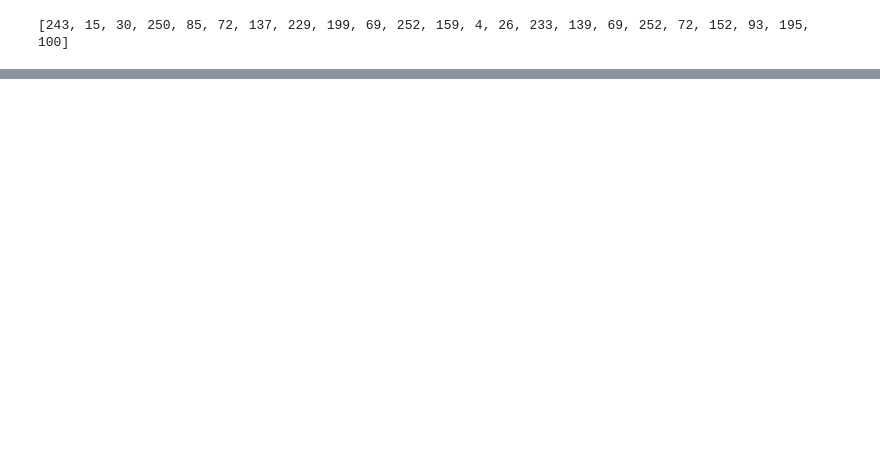
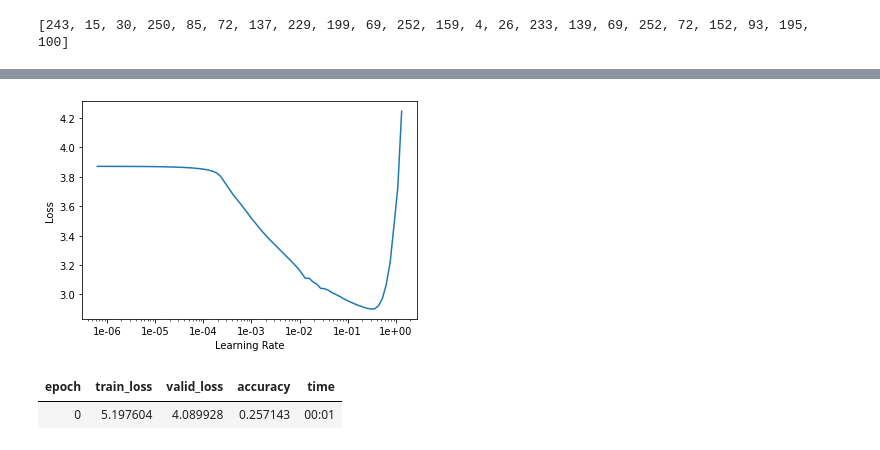
Before and after one commit to sachbhar/DeepDecompiler, a Jupyter notebook: DeepDecompiler.ipynb, the cells around one changed output, grey strips where cells are left out. Saved outputs shown, nothing was run; the diff lists cells and outputs as text; code cells hidden in the pictures; blank space fills up the shorter version.

```diff
--- a/DeepDecompiler.ipynb
+++ b/DeepDecompiler.ipynb
@@ -298,0 +429,2 @@ print(code)
+# %%
+data_lm = TextLMDataBunch.from_csv('.', 'train_c_1000.csv', text_cols=0)
@@ -298,0 +443,3 @@ print(code)
+# %%
+learn_lm = language_model_learner(data_lm, AWD_LSTM, drop_mult=0.3, pretrained=False)
+learn_lm.predict('equals')
@@ -298,0 +460,4 @@ print(code)
+# %%
+learn_lm.recorder.plot()
+# %% [output]
+[figure, added]
@@ -298,0 +467,5 @@ print(code)
+# %%
+learn_lm.fit_one_cycle(1, lr, moms=(0.8,0.7))
+# %% [output]
+| epoch | train_loss | valid_loss | accuracy | time |
+| 0 | 5.197604 | 4.089928 | 0.257143 | 00:01 |
```
Also changed, not shown: parts of 19 cells of this notebook.
